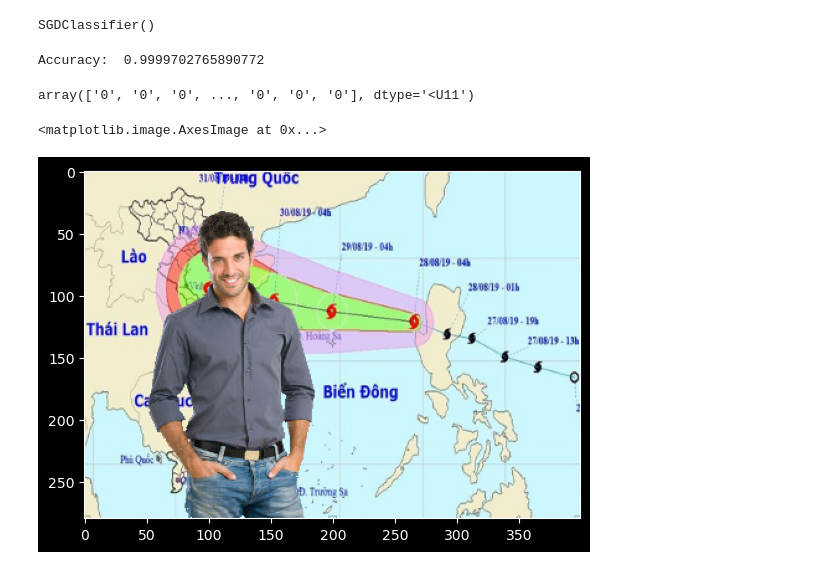
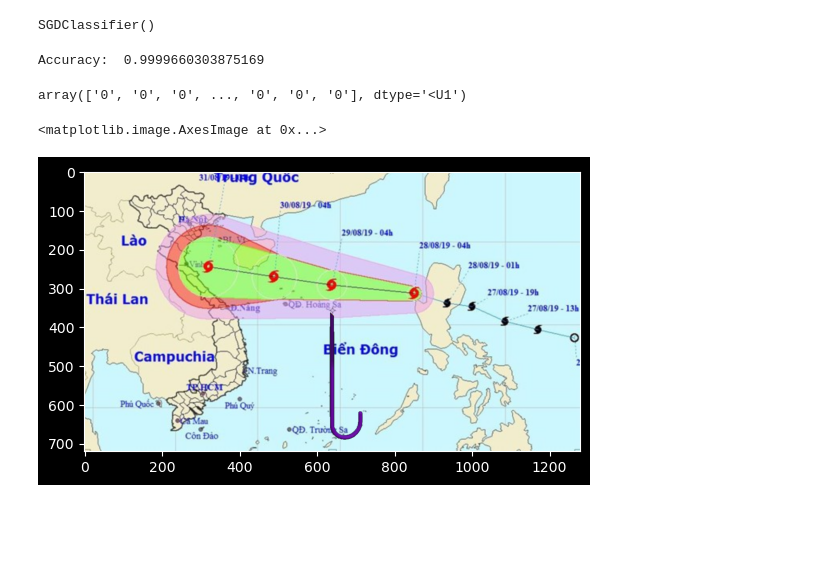
Before and after one commit to otaros/CS231, a Jupyter notebook: SGDClassifier.ipynb, the cells around one changed output. Cells and saved outputs as stored; diff of their text form; code cells hidden in the pictures; blank space fills up the shorter version.

```diff
--- a/SGDClassifier.ipynb
+++ b/SGDClassifier.ipynb
@@ -18,8 +17,8 @@ def loadmodel(name='model/SGDClassifier.pickle'):
 with open('./data.pickle', 'rb') as f:
     data = pickle.load(f)
 # %%
-model = SGDClassifier()
-# model = loadmodel()
+# model = SGDClassifier()
+model = loadmodel()
 # %%
 X_train, X_test, y_train, y_test = train_test_split(data[0],data[1])
 # %%
@@ -29,14 +28,14 @@ SGDClassifier()
 # %%
 print("Accuracy: ", model.score(X_test, y_test))
 # %% [output]
-Accuracy:  0.9999702765890772
+Accuracy:  0.9999660303875169
 # %%
 with open('./model/SGDClassifier.pickle', 'wb') as f:
   pickle.dump(model, f)
 # %%
 model.predict(X_test)
 # %% [output]
-array(['0', '0', '0', ..., '0', '0', '0'], dtype='<U11')
+array(['0', '0', '0', ..., '0', '0', '0'], dtype='<U1')
 # %%
 def removeGreen(img, model, bg):
     if img.shape != bg.shape:
@@ -56,15 +55,15 @@ def removeGreen(img, model, bg):
 
     return img
 # %%
-fg = cv.imread('foreground/fg-2.jpg', 1)
+fg = cv.imread('foreground/fg-9.jpg', 1)
 bg = cv.imread('background/bg-1.jpg', 1)
 
 img = removeGreen(fg, model, bg)
 img = cv.cvtColor(img, cv.COLOR_BGR2RGB)
 plt.imshow(img)
 # %% [output]
 <matplotlib.image.AxesImage at 0x...>
-[figure, old version]
+[figure, new version]
 # %%
 def videoProcesing(model, bg,name='video/video.mp4') -> None:
     cap = cv.VideoCapture(name)
```
Also changed, not shown: parts of 1 cell of this notebook, 15 other files.
